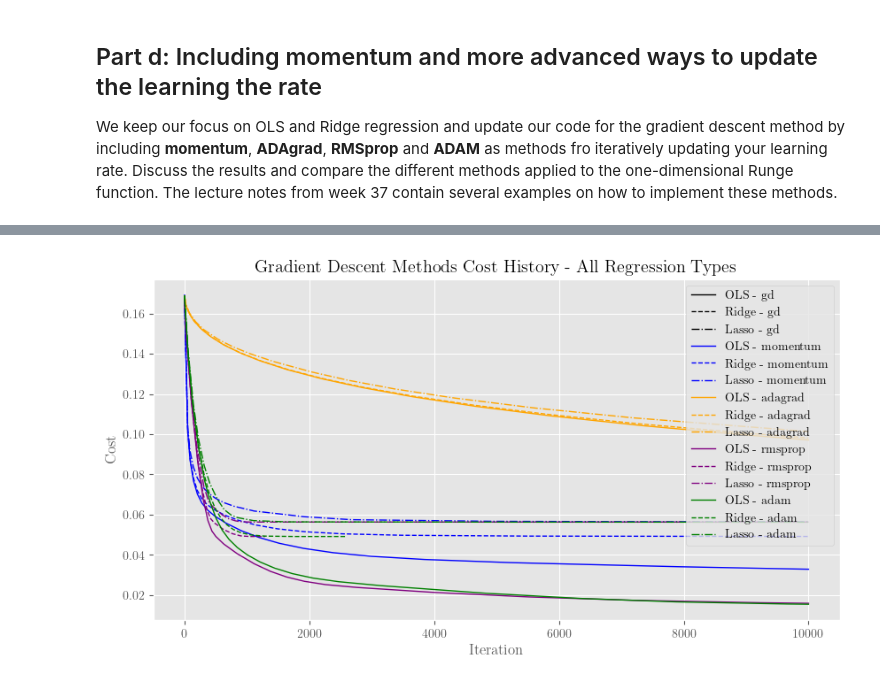
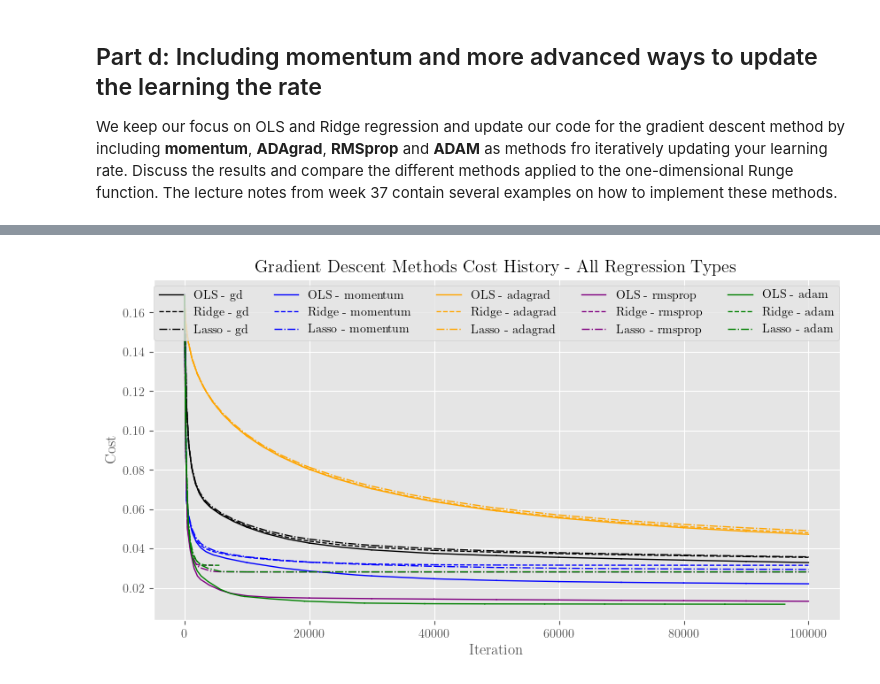
Before and after one commit to kjes4pres/Project_1_FYSSTK, a Jupyter notebook: Code/c_and_d_and_e.ipynb, the cells around one changed output, grey strips where cells are left out. Saved outputs shown, nothing was run; the diff lists cells and outputs as text; code cells hidden in the pictures.

```diff
--- a/Code/c_and_d_and_e.ipynb
+++ b/Code/c_and_d_and_e.ipynb
@@ -17,14 +17,14 @@ number_of_data_points = 1500
 lambda_               = 1e-3
 # Hyperparameters from part c, d e and f:
 learning_rate = 0.005
-n_iterations  = 1000000
+n_iterations  = 100000
 tolerance     = 1e-12
 use_tol       = True
 beta          = 0.9
 beta1         = 0.9
 beta2         = 0.999
 epsilon       = 1e-8
-lambda_       = 0.01
+lambda_       = 0.001
 batch_size    = 32
 
 out_dir = Path("../Figures")      # fra Code/ til Figures/
@@ -282,7 +287,7 @@ methods = ['gd', 'momentum', 'adagrad', 'rmsprop', 'adam']
 # %%
 results = {}
 learning_rate = 0.001
-n_iterations  = 10000
+n_iterations  = 100000
 for method in methods:
     theta_OLS, cost_history_OLS     = gradient_descent_advanced(X_train, y_train, method=method, lr_method='ols',   learning_rate=learning_rate, n_iterations=n_iterations, tol=tolerance, use_tol=use_tol, beta=beta, beta1=beta1, beta2=beta2, epsilon=epsilon, lambda_=lambda_)
     theta_Ridge, cost_history_Ridge = gradient_descent_advanced(X_train, y_train, method=method, lr_method='ridge', learning_rate=learning_rate, n_iterations=n_iterations, tol=tolerance, use_tol=use_tol, beta=beta, beta1=beta1, beta2=beta2, epsilon=epsilon, lambda_=lambda_)
@@ -367,18 +372,18 @@ plt.show()
 # %%
 # Same plots for all regression types in one figure, with one linestyles per regression type, and different colors for the different  methods
 plt.figure(figsize=(10, 5))
 colors_OLS   = {'gd': 'black', 'momentum': 'blue', 'adagrad': 'orange', 'rmsprop': 'purple', 'adam': 'green'}
 colors_Ridge = {'gd': '#A01B03', 'momentum': '#CD2204', 'adagrad': '#ED2905', 'rmsprop': '#FB5032', 'adam': '#FC775F'}
 colors_Lasso = {'gd': '#A01B03', 'momentum': '#CD2204', 'adagrad': '#ED2905', 'rmsprop': '#FB5032', 'adam': '#FC775F'}
 for method in methods:
     plt.plot(results[method]['cost_history_OLS'],   label=f'OLS - {method}',   linewidth=1, linestyle='-', color=colors_OLS[method])
     plt.plot(results[method]['cost_history_Ridge'], label=f'Ridge - {method}', linewidth=1, linestyle='--', color=colors_OLS[method])
     plt.plot(results[method]['cost_history_Lasso'], label=f'Lasso - {method}', linewidth=1, linestyle='dashdot', color=colors_OLS[method])
 plt.title("Gradient Descent Methods Cost History - All Regression Types")
 plt.xlabel("Iteration")
 plt.ylabel("Cost")
 # Making the legend outside the plot
-plt.legend(loc='upper right')
+plt.legend(loc='upper center',ncols=5)
 plt.show()
 # %% [output]
-[figure, old version]
+[figure, new version]
```
Also changed, not shown: parts of 14 cells of this notebook, 2 other files.
